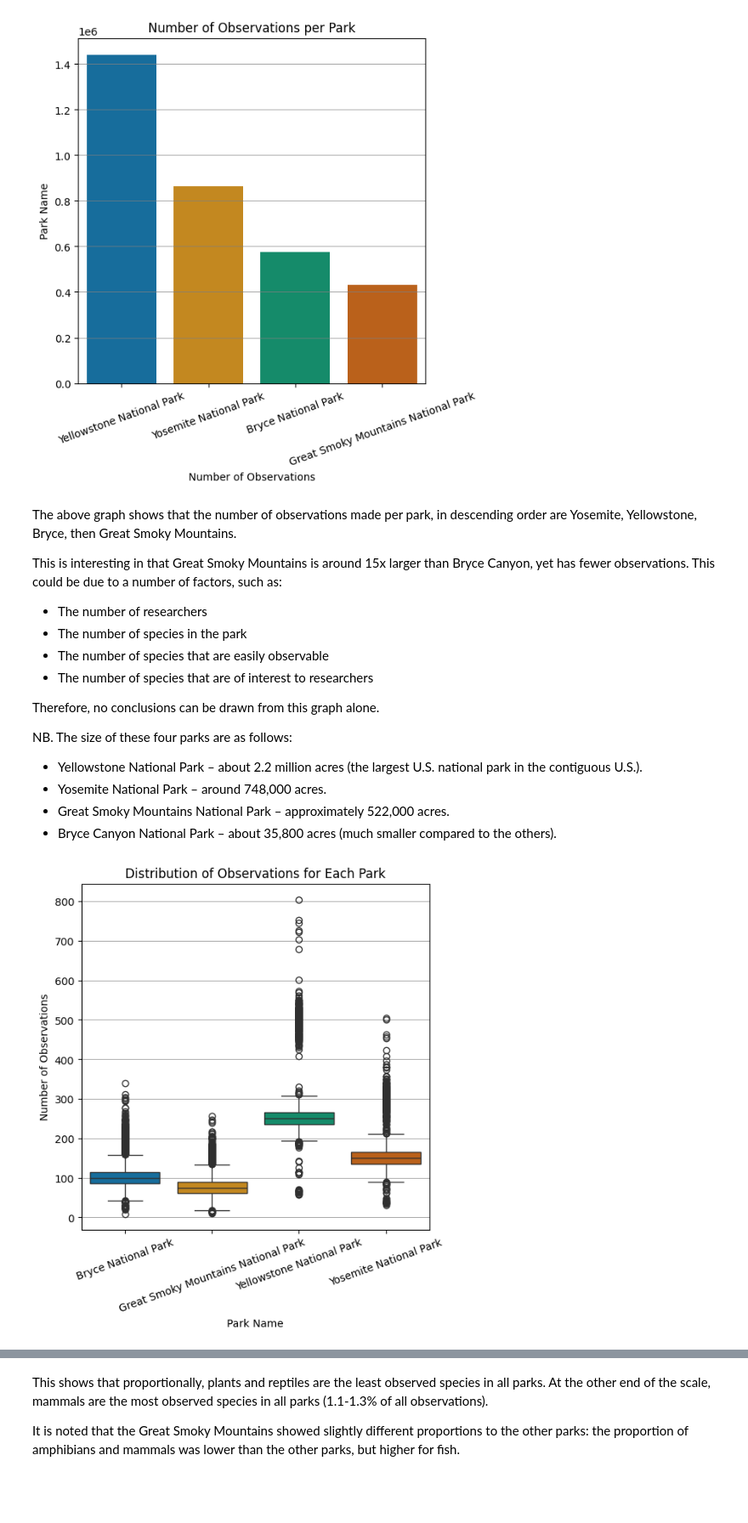
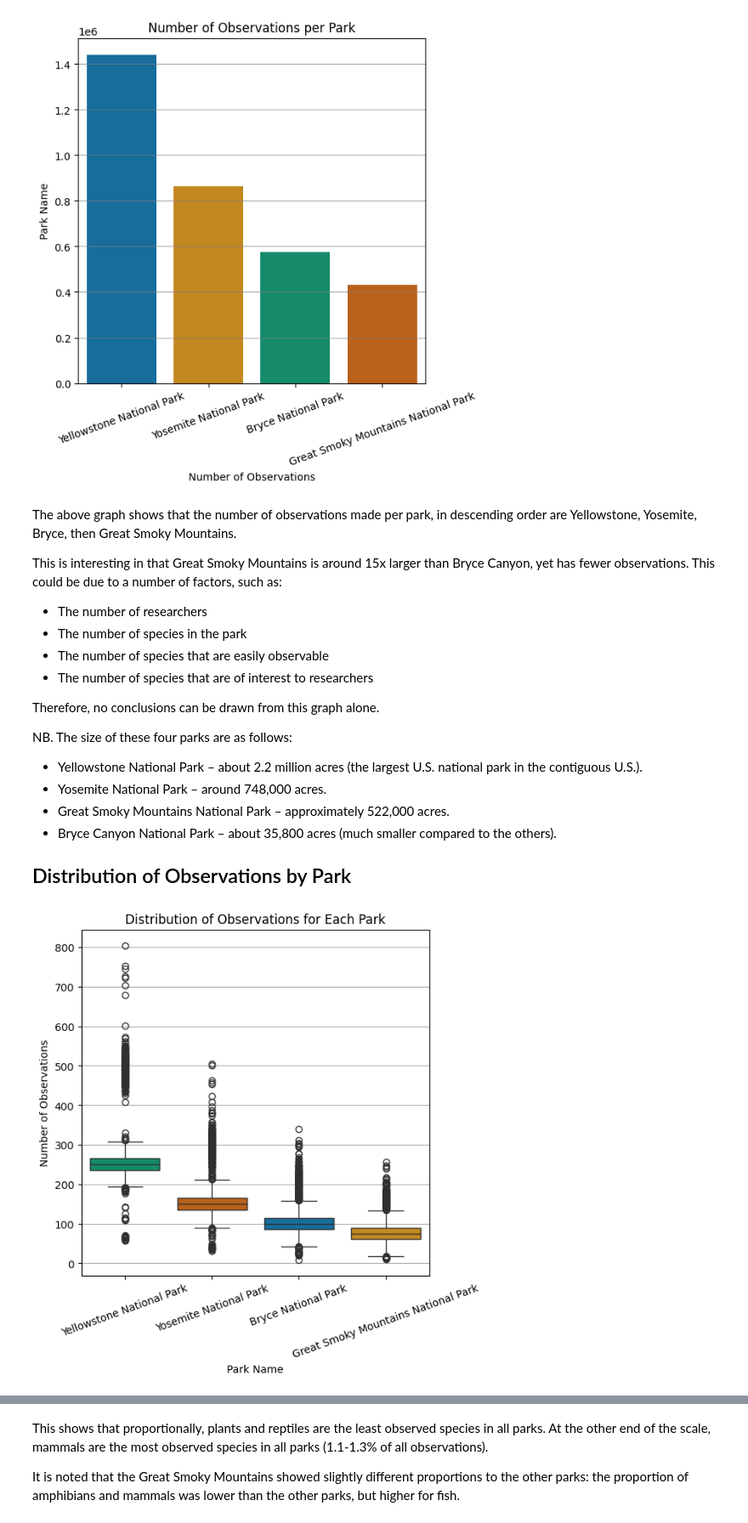
Before and after one commit to alanjameschapman/biodiversity, a Jupyter notebook: biodiversity.ipynb, the cells around one changed output, grey strips where cells are left out. Shown at 85% size. Drawn from its saved outputs; the diff is of its cells as text; code cells hidden in the pictures; blank space fills up the shorter version.

Commit message:
Update requirements.txt , restructure and include description and plot without Species of Concern

```diff
--- a/biodiversity.ipynb
+++ b/biodiversity.ipynb
@@ -406,7 +411,7 @@ plt.show()
 # %% [output]
 [figure]
 # %% [markdown]
-The above graph shows that the number of observations made per park, in descending order are Yosemite, Yellowstone, Bryce, then Great Smoky Mountains.
+The above graph shows that the number of observations made per park, in descending order are Yellowstone, Yosemite, Bryce, then Great Smoky Mountains.
 
 This is interesting in that Great Smoky Mountains is around 15x larger than Bryce Canyon, yet has fewer observations. This could be due to a number of factors, such as:
 - The number of researchers
@@ -421,18 +426,23 @@ NB. The size of these four parks are as follows:
 - Yosemite National Park – around 748,000 acres.
 - Great Smoky Mountains National Park – approximately 522,000 acres.
 - Bryce Canyon National Park – about 35,800 acres (much smaller compared to the others).
+
+## Distribution of Observations by Park
 # %%
-# Boxplots of observations for each park
+# Boxplots of observations for each park ordered by the number of observations
 plt.figure(figsize=(6, 6))
 
-sns.boxplot(data=df, x='park_name', y='observations', hue='park_name', palette='colorblind', legend=False)
+# Get the order of park names by the number of observations
+park_order = df.groupby('park_name')['observations'].sum().sort_values(ascending=False).index
+
+sns.boxplot(data=df, x='park_name', y='observations', hue='park_name', palette='colorblind', order=park_order, legend=False)
 plt.title('Distribution of Observations for Each Park')
 plt.xticks(rotation=20)
 plt.xlabel('Park Name')
 plt.ylabel('Number of Observations')
 plt.grid(axis='y', which='major', color='grey', linestyle='-', linewidth=0.5)
 plt.show()
 # %% [output]
-[figure, old version]
+[figure, new version]
 # %% [markdown]
 This graph shows that there were a significant number of observations made which can be considered outliers. These are likely to be species that are either very common or very rare. Visually, there appear to be fewer 'rare' sightings in Great Smoky Mountains, but this is not conclusive.
```
Also changed, not shown: parts of 20 cells of this notebook, 1 other file.
